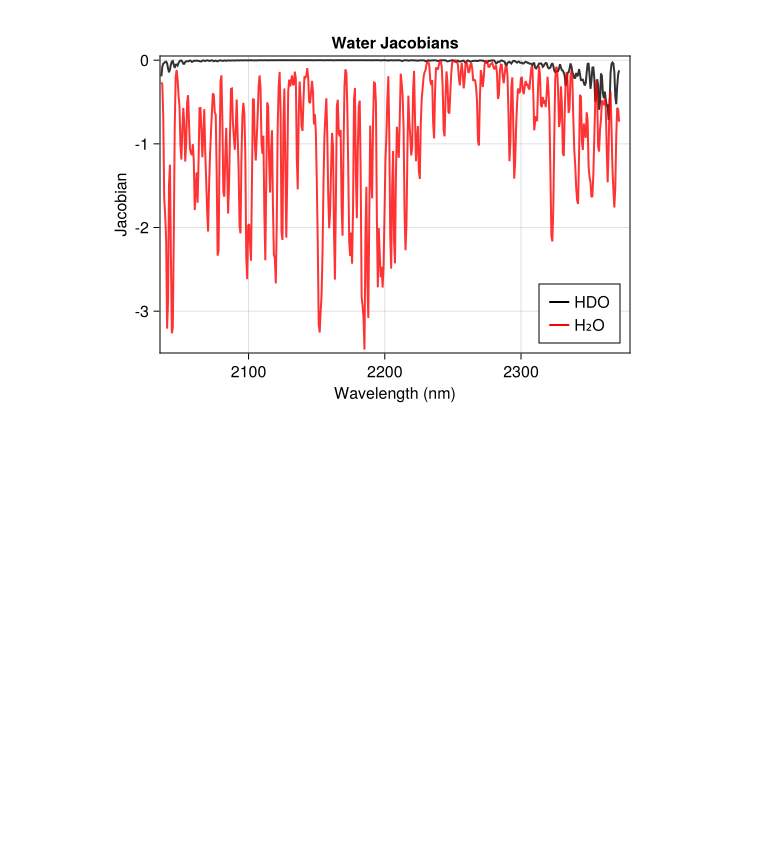
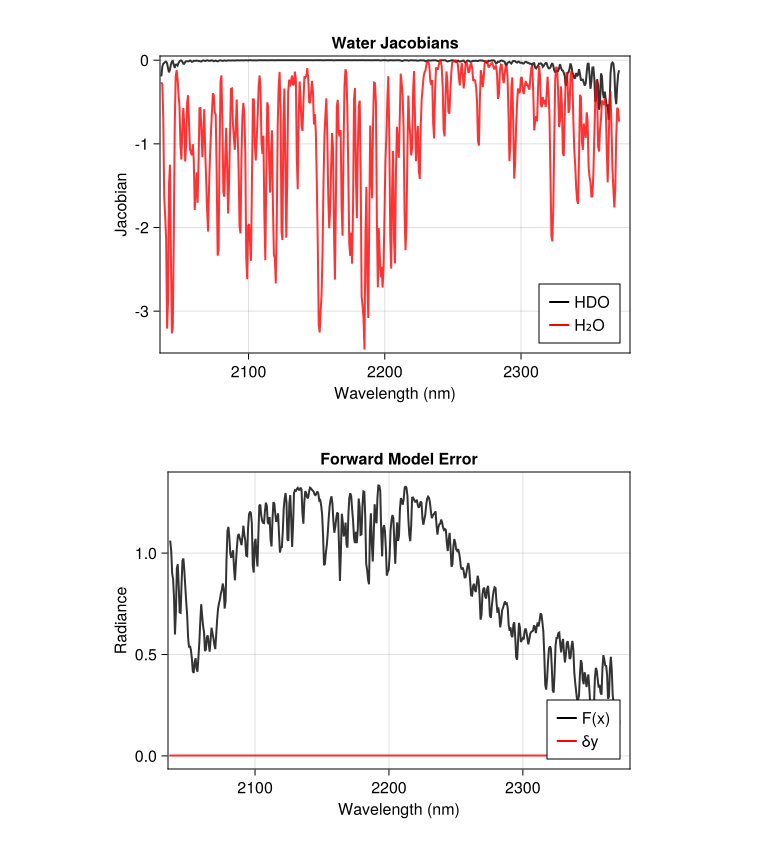
Before and after one commit to Carbon-I/CarbonI, a Jupyter notebook: src/notebooks/Jacobians_Gain.ipynb, the cells around one changed output. Saved outputs shown, nothing was run; the diff lists cells and outputs as text; code cells hidden in the pictures; blank space fills up the shorter version.

Commit message:
Add example

```diff
--- a/src/notebooks/Jacobians_Gain.ipynb
+++ b/src/notebooks/Jacobians_Gain.ipynb
@@ -79,3 +79,21 @@ save("../../plots/final/WaterJacobians.pdf",f)
 f
 # %% [output]
 [figure]
+# %%
+# Test a forward model error, using an additive offset as simple example
+δy = ones(length(specs.instrument_wl)) .* 0.002; # Additive offset
+# %%
+f = Figure(resolution=(550,400), backgroundcolor=:transparent)
+ax = Axis(f[1,1], xlabel="Wavelength (nm)", ylabel="Radiance", title="Forward Model Error")
+# For CH4 (100 and 120e-)
+al = 0.8
+Fx = lines!(ax, specs.instrument_wl, F, color=:black, linewidth=2, label="F(x)", alpha=al)
+dy = lines!(ax, specs.instrument_wl, δy, color=:red, linewidth=2, label="δy", alpha=al)
+
+xlims!(ax,2035,2380)
+#ylims!(ax,-3.5,0.05)
+axislegend(ax,position = :rb)
+#save("../../plots/final/WaterJacobians.pdf",f)
+f
+# %% [output]
+[figure, added]
```
Also changed, not shown: parts of 3 cells of this notebook.
